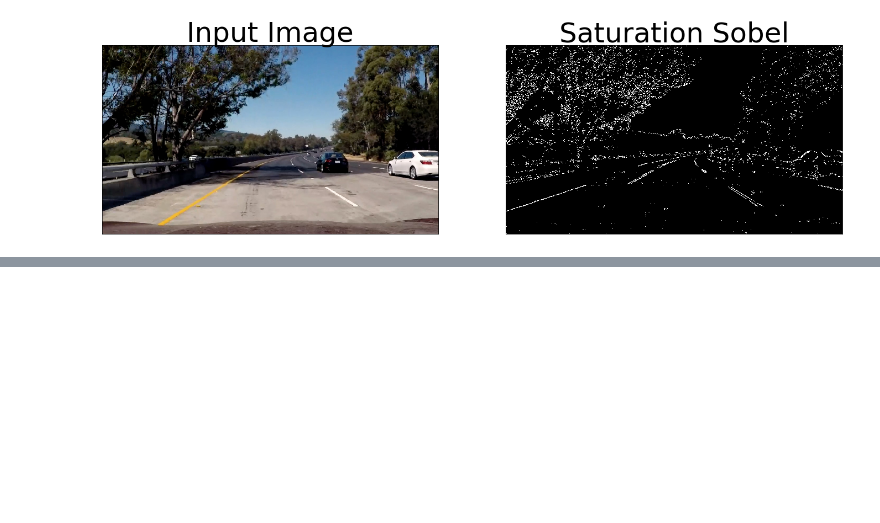
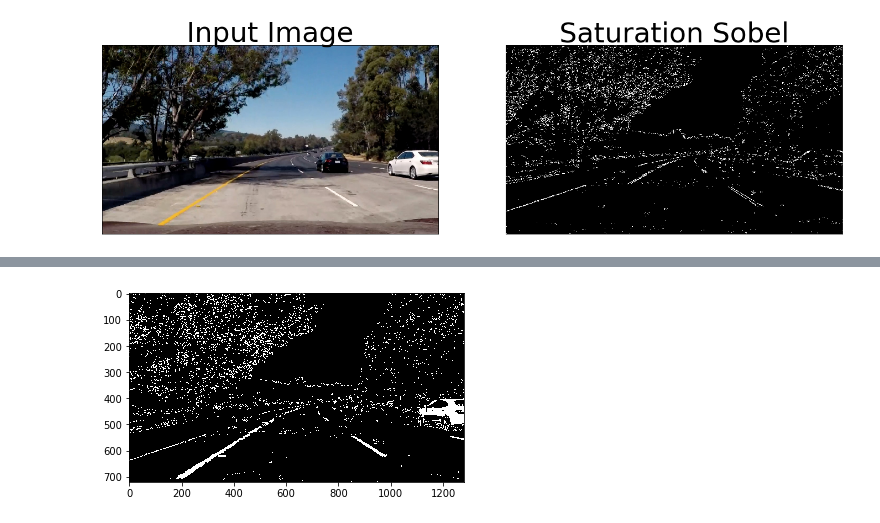
Before and after one commit to CharlesBradshaw/Advanced-Lane-Line-Detection, a Jupyter notebook: Advanced_Lane_Line_Detection.ipynb, the cells around one changed output, grey strips where cells are left out. Saved outputs shown, nothing was run; the diff lists cells and outputs as text; code cells hidden in the pictures; blank space fills up the shorter version.

```diff
--- a/Advanced_Lane_Line_Detection.ipynb
+++ b/Advanced_Lane_Line_Detection.ipynb
@@ -308,0 +218,30 @@ binary_warped = binary_warped[:,:,None]
+# %%
+def isolate_lane_lines(undist):
+
+    hsv = cv2.cvtColor(undist, cv2.COLOR_BGR2HSV)
+    hls = cv2.cvtColor(undist, cv2.COLOR_RGB2HLS)
+
+    # Target known lane colors
+    yellow = cv2.inRange(hsv, (20, 100, 100), (50, 255, 255))
+    white = cv2.inRange(undist, (200,200,200), (255,255,255))
+
+    # Use edges to detect lanes in RGB
+    color_mask = []
+    for i in range(3):
+        color_mask.append(sobel_threshold(undist[:,:,i]))
+
+
+    saturation_sobel_img = sobel_threshold(hls[:,:,2],mag_thresh = (175,255))
+
+    bit_layer = np.zeros_like(undist[:,:,0])
+    bit_layer[(saturation_sobel_img > 0) | (color_mask[0] > 0) | (color_mask[1] > 0) | (color_mask[2] > 0) | (yellow > 0) | (white > 0)] = 1
+
+    return bit_layer
+
+sample_road = cv2.imread("test_images/test5.jpg")
+undst_sample_road = undistort_img(sample_road)
+isolated_lanes = isolate_lane_lines(undst_sample_road)
+plt.imshow(isolated_lanes,cmap = 'gray')
+plt.show()
+# %% [output]
+[figure, added]
```
Also changed, not shown: parts of 29 cells of this notebook, 5 other files.
